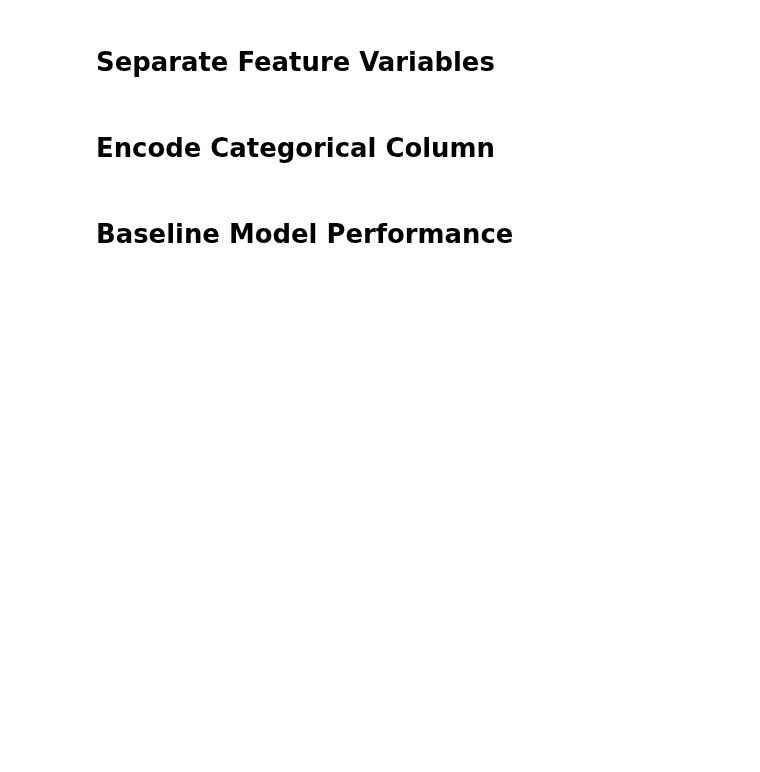
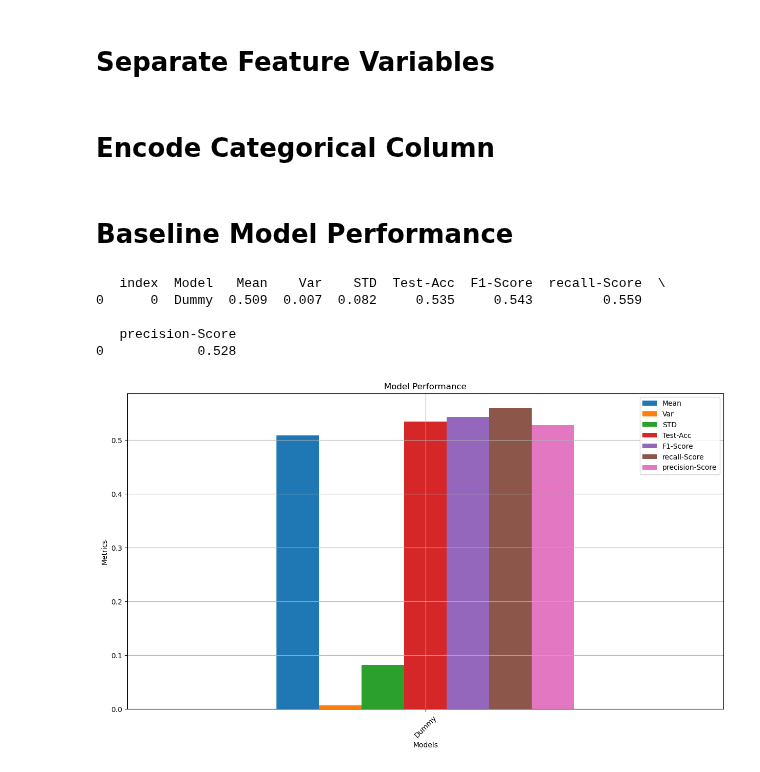
Before and after one commit to MaukanMir/Penguin-Sex-Classifier, a Jupyter notebook: training.ipynb, the cells around one changed output. Saved outputs shown, nothing was run; the diff lists cells and outputs as text; code cells hidden in the pictures; blank space fills up the shorter version.

Commit message:
added new models

```diff
--- a/training.ipynb
+++ b/training.ipynb
@@ -366,9 +366,20 @@ recall_metric = make_scorer(recall_score, greater_is_better=True)
 X, y = df.drop("sex", axis=1), df["sex"]
 # %% [markdown]
 # Encode Categorical Column
+# %%
+encoder = LabelEncoder()
+
+y_encoded = encoder.fit_transform(y)
 # %% [markdown]
 # Baseline Model Performance
 # %%
 model_names = ["Dummy"]
 model = grab_selected_models(model_names)
-test_selected_models()
+test_selected_models(preprocessor, model, model_names, X, y_encoded, acc_metric)
+# %% [output]
+   index  Model   Mean    Var    STD  Test-Acc  F1-Score  recall-Score  \
+0      0  Dummy  0.509  0.007  0.082     0.535     0.543         0.559
+
+   precision-Score
+0            0.528
+[figure, added]
```
